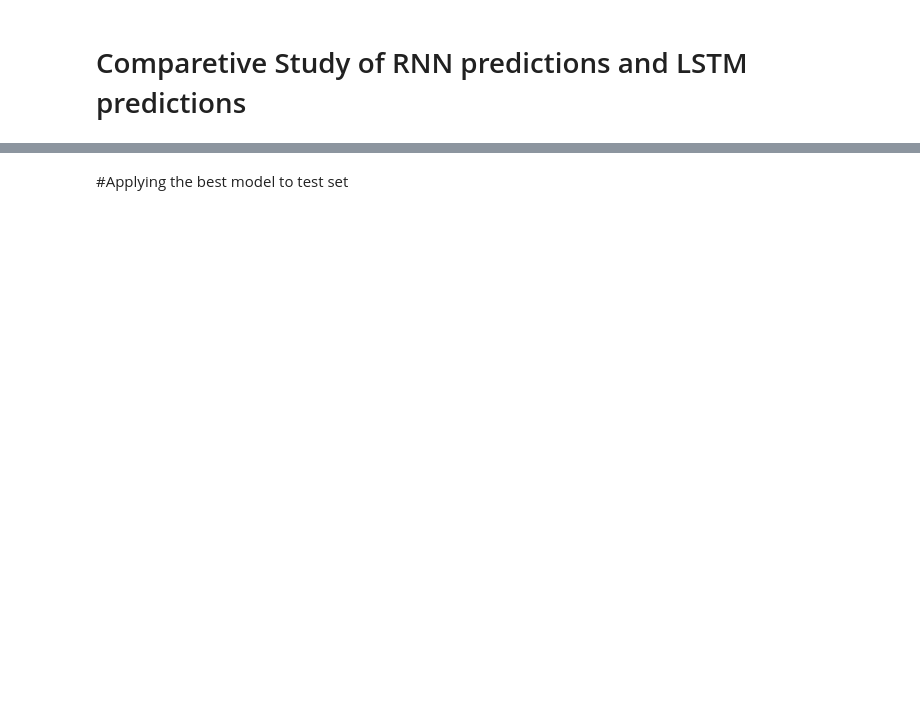
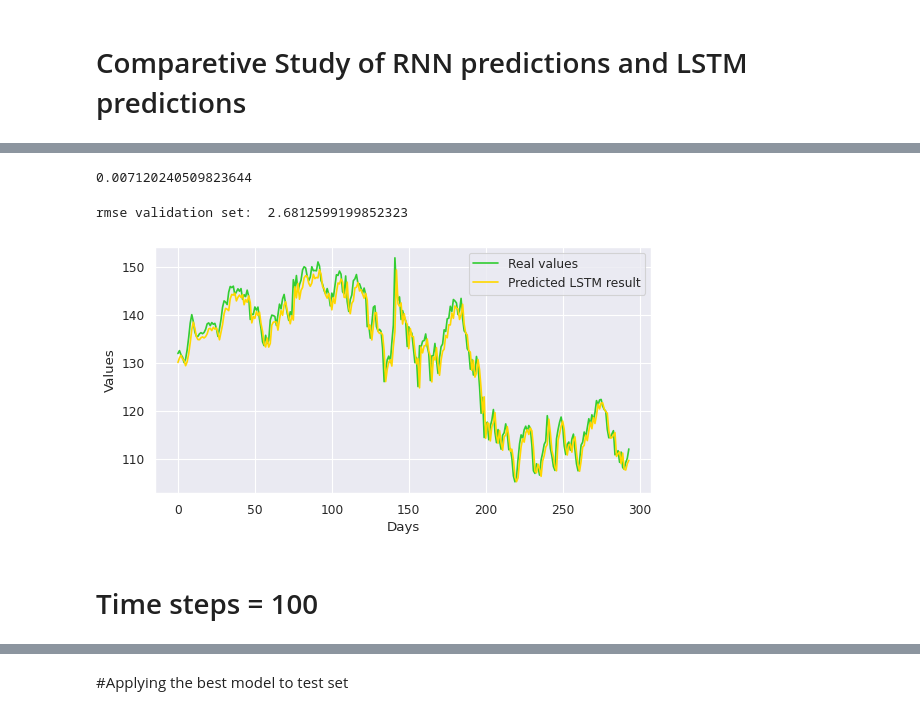
Before and after one commit to anhdo1896/Stock_Price_Prediction_Using_RNN, a Jupyter notebook: Stock_Price_Prediction_Using_RNN.ipynb, the cells around one changed output, grey strips where cells are left out. Saved outputs shown, nothing was run; the diff lists cells and outputs as text; code cells hidden in the pictures; blank space fills up the shorter version.

```diff
--- a/Stock_Price_Prediction_Using_RNN.ipynb
+++ b/Stock_Price_Prediction_Using_RNN.ipynb
@@ -370,0 +373,10 @@ plt.show()
+# %%
+# create train, test data
+seq_len_50 = 50 # choose sequence length
+X_train_50, y_train_50, X_valid_50, y_valid_50,X_test_50, y_test_50 = load_data(df_norm, seq_len_50)
+# %%
+model_50 = Sequential()
+model_50.add(LSTM(10, input_shape=(None,1)))
+model_50.add(Dense(1))
+model_50.compile(loss="mean_squared_error",optimizer='Adam')
+lstm_history_50=model_50.fit(X_train_50,y_train_50,epochs=50, batch_size=1)
@@ -370,0 +401,4 @@ plt.show()
+# %%
+predicted_data_valid_50=model_50.predict(X_valid_50)
+predicted_data_valid_50=min_max_scaler.inverse_transform(predicted_data_valid_50)
+y_valid_50=min_max_scaler.inverse_transform(y_valid_50)
@@ -370,0 +407,24 @@ plt.show()
+# %%
+min_loss = np.min(lstm_history_50.history['loss'])
+RMSE__50 = math.sqrt(min_loss)
+RMSE__50
+# %% [output]
+0.007120240509823644
+# %%
+rmse_50 = np.sqrt(np.mean(((predicted_data_valid_50 - y_valid_50) ** 2)))
+print("rmse validation set: ", rmse_50)
+# %% [output]
+rmse validation set:  2.6812599199852323
+# %%
+plt.figure(figsize=(8,4), dpi=80, facecolor='w', edgecolor='k')
+plt.plot(y_valid_50,color="LimeGreen",label="Real values")
+plt.plot(predicted_data_valid_50,color="Gold",label="Predicted LSTM result")
+plt.legend()
+plt.xlabel("Days")
+plt.ylabel("Values")
+plt.grid(True)
+plt.show()
+# %% [output]
+[figure, added]
+# %% [markdown]
+# Time steps = 100
```
Also changed, not shown: parts of 30 cells of this notebook.
